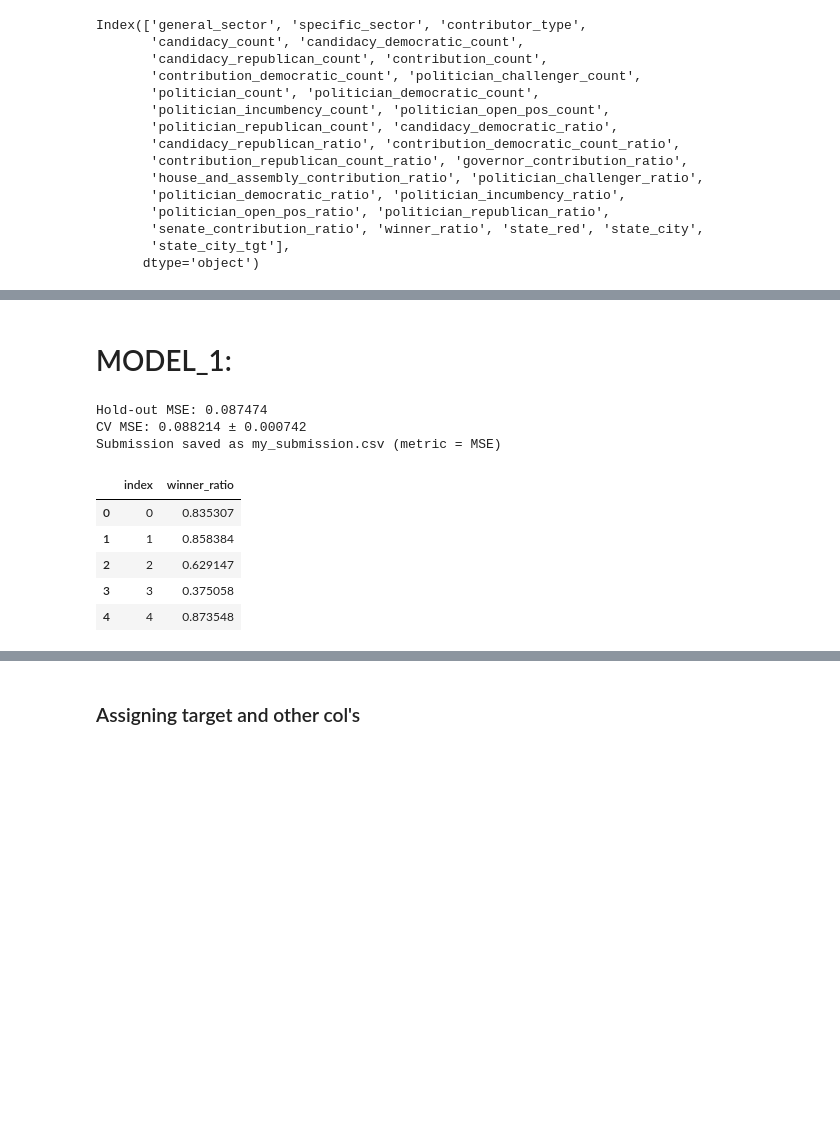
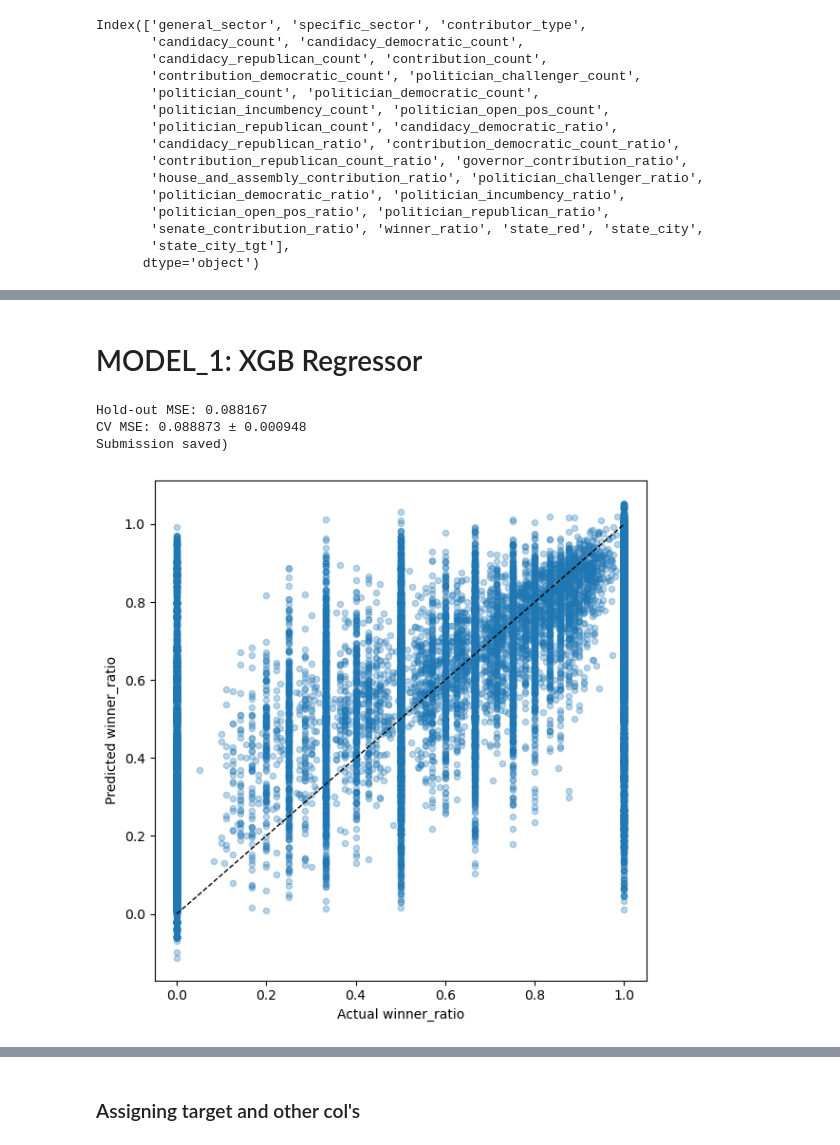
Before and after one commit to muratal49/CampaignContribution_Winner_Kaggle, a Jupyter notebook: version03.ipynb, the cells around one changed output, grey strips where cells are left out. Cells and saved outputs as stored; diff of their text form; code cells hidden in the pictures; blank space fills up the shorter version.

Commit message:
models tested

```diff
--- a/version03.ipynb
+++ b/version03.ipynb
@@ -441,0 +540,3 @@ Index(['general_sector', 'specific_sector', 'contributor_type',
+# %%
+train_enc=pd.read_csv("train_enc.csv")
+test_enc=pd.read_csv("test_enc.csv")
@@ -442,5 +599,5 @@ Index(['general_sector', 'specific_sector', 'contributor_type',
 # %% [markdown]
-# MODEL_1:
+# MODEL_1: XGB Regressor
 # %%
 # ================================================================
 # 0 · Imports
@@ -482,9 +639,15 @@ binary_cols = [
     'governor_contribution_ratio',
     'house_and_assembly_contribution_ratio',
     'senate_contribution_ratio'
+
 ]
 
-extra_numeric_cols = ['state_city_tgt']              # target-encoded
+extra_numeric_cols = ['state_city_tgt',
+                    #   'state_weight_sum',
+                    #   'state_weight_cnt',
+                    #   'state_weight_mean',
+                      'state_weight_logshare']
+              # target-encoded
 categorical_ohe_cols = ['state_red', 'contributor_type']
 
 # ================================================================
@@ -506,7 +669,15 @@ binary_pipe = Pipeline([
                                      feature_names_out='one-to-one'))
 ])
 
-state_categories = sorted(train_enc['state_red'].unique().tolist())
+state_categories = (
+    train_enc['state_red']
+    .fillna('UNKNOWN')      # replace NaN floats
+    .astype(str)            # force everything to string
+    .unique()
+    .tolist()
+)
+state_categories.sort()      # now safe
+
 ohe_state = OneHotEncoder(
     categories=[state_categories],
     handle_unknown='ignore',
@@ -519,7 +690,9 @@ ohe_type  = OneHotEncoder(handle_unknown='ignore', sparse_output=True)  # auto c
 # 2 · rebuild ColumnTransformer
 # ------------------------------------------------------------------
 preproc = ColumnTransformer([
-    ('num',  numeric_pipe,  count_cols + ratio_cols + extra_numeric_cols),
+    ('num',  numeric_pipe,  count_cols + ratio_cols
+    #  + extra_numeric_cols
+    ),
     ('bin',  binary_pipe,   binary_cols),
     ('state', ohe_state,    ['state_red']),
     ('ctype', ohe_type,     ['contributor_type'])
@@ -563,6 +736,7 @@ pipe.fit(X_tr, y_tr)
 # -----------------------------------------------------------------
 # 2 · Hold-out MSE  (Kaggle uses this metric)
 # -----------------------------------------------------------------
+y_val_pred = pipe.predict(X_val)
 val_mse = mean_squared_error(y_val, pipe.predict(X_val))   # <- MSE
 print(f"Hold-out MSE: {val_mse:.6f}")
 
@@ -587,15 +761,20 @@ submission = pd.DataFrame({
 submission.to_csv('MODEL1_version03.csv', index=False)
 print("Submission saved)")
 # %% [output]
-Hold-out MSE: 0.087474
-CV MSE: 0.088214 ± 0.000742
-Submission saved as my_submission.csv (metric = MSE)
+Hold-out MSE: 0.088167
+CV MSE: 0.088873 ± 0.000948
+Submission saved)
-# %%
-submission.head()
-# %% [output]
-|  | index | winner_ratio |
-| 0 | 0 | 0.835307 |
-| 1 | 1 | 0.858384 |
-| 2 | 2 | 0.629147 |
-| 3 | 3 | 0.375058 |
-| 4 | 4 | 0.873548 |
+# %%
+import matplotlib.pyplot as plt
+y_val_xgb = pipe.predict(X_val)
+# Assuming y_val contains the actual values and y_pred_xgb contains the predicted values
+plt.figure(figsize=(6, 6))
+plt.scatter(y_val, y_val_xgb, alpha=0.3, s=20)
+plt.plot([0, 1], [0, 1], "k--", lw=1)  # Diagonal line for reference
+plt.xlabel("Actual winner_ratio")
+plt.ylabel("Predicted winner_ratio")
+# plt.title(f"XGB Predictions (MSE={mse_xgb:.4f})")
+plt.tight_layout()
+plt.show()
+# %% [output]
+[figure, added]
```
Also changed, not shown: parts of 35 cells of this notebook, 19 other files.
